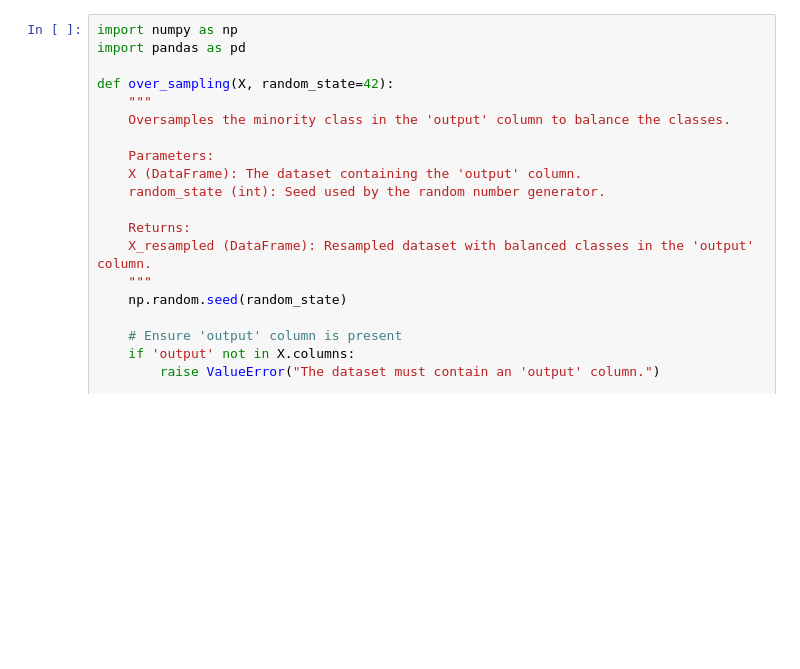
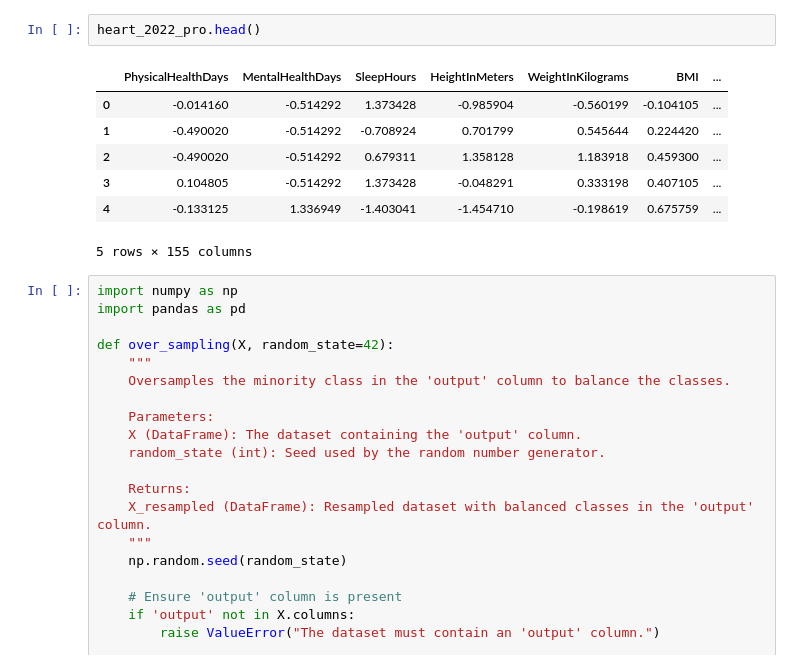
Before and after one commit to moranxuege/2024Research_SU, a Jupyter notebook: Analysis/pipeline_test.ipynb, the cells around one changed output. Drawn from its saved outputs; the diff is of its cells as text; blank space fills up the shorter version.

```diff
--- a/Analysis/pipeline_test.ipynb
+++ b/Analysis/pipeline_test.ipynb
@@ -67,3 +78,13 @@ heart_2020 = create_pipeline(heart_2020_cleaned)
+# %%
+heart_2022_pro.head()
+# %% [output]
+|  | PhysicalHealthDays | MentalHealthDays | SleepHours | HeightInMeters | WeightInKilograms | BMI | ... |
+| 0 | -0.014160 | -0.514292 | 1.373428 | -0.985904 | -0.560199 | -0.104105 | ... |
+| 1 | -0.490020 | -0.514292 | -0.708924 | 0.701799 | 0.545644 | 0.224420 | ... |
+| 2 | -0.490020 | -0.514292 | 0.679311 | 1.358128 | 1.183918 | 0.459300 | ... |
+| 3 | 0.104805 | -0.514292 | 1.373428 | -0.048291 | 0.333198 | 0.407105 | ... |
+| 4 | -0.133125 | 1.336949 | -1.403041 | -1.454710 | -0.198619 | 0.675759 | ... |
+5 rows × 155 columns
 # %%
 import numpy as np
 import pandas as pd
```
Also changed, not shown: parts of 11 cells of this notebook, 2 other files.
